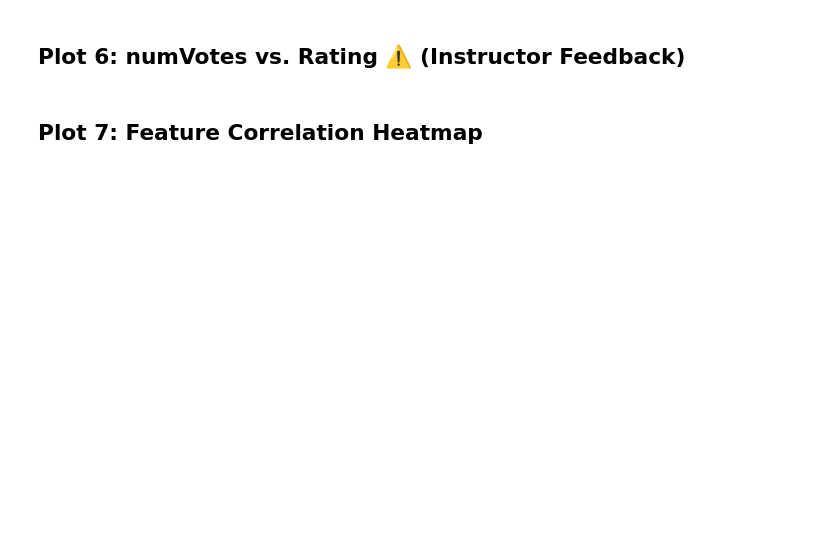
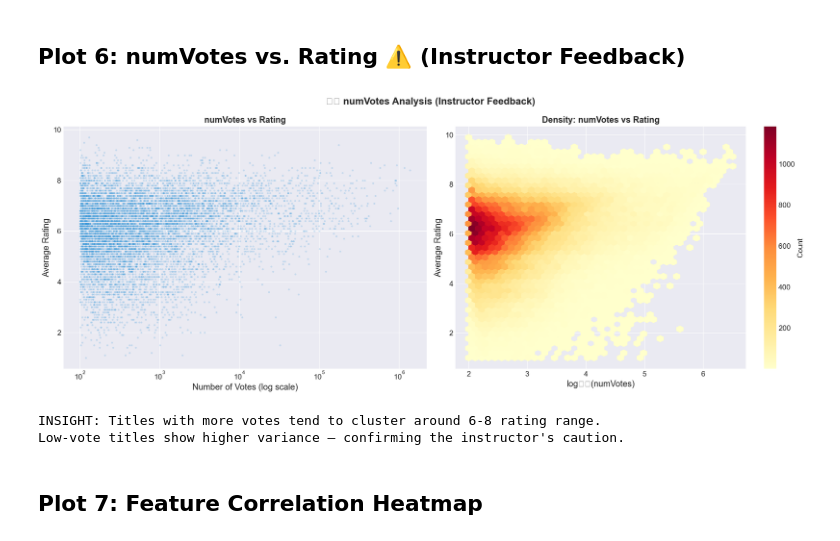
Before and after one commit to omarraouf125/Big-Data-Project, a Jupyter notebook: notebooks/03_visualization.ipynb, the cells around one changed output. Cells and saved outputs as stored; diff of their text form; code cells hidden in the pictures; blank space fills up the shorter version.

```diff
--- a/notebooks/03_visualization.ipynb
+++ b/notebooks/03_visualization.ipynb
@@ -12,22 +12,22 @@
 2. Explicitly address instructor feedback on language bias and numVotes
 3. Extract actionable business insights from the data
 # %%
-# ── Fix PySpark path issue with spaces ──
+# ── Imports & Environment Setup ──
 import os
 import sys
-venv_scripts = os.path.dirname(sys.executable)
-os.environ["PATH"] = f"{venv_scripts};{os.environ.get('PATH', '')}"
-os.environ["PYSPARK_PYTHON"] = "python"
-os.environ["PYSPARK_DRIVER_PYTHON"] = "python"
-
-# ── Imports ──
-import os
 import json
 import numpy as np
 import pandas as pd
 import matplotlib.pyplot as plt
 import matplotlib
 import seaborn as sns
+
+# Fix Windows PySpark: set HADOOP_HOME before Spark starts
+os.environ['HADOOP_HOME'] = r'C:\hadoop'
+os.environ['PATH'] = r'C:\hadoop\bin;' + os.environ.get('PATH', '')
+os.environ['PYSPARK_PYTHON'] = sys.executable
+os.environ['PYSPARK_DRIVER_PYTHON'] = sys.executable
+
 from pyspark.sql import SparkSession
 from pyspark.sql import functions as F
 
@@ -37,28 +37,15 @@ matplotlib.rcParams.update({
     'font.size': 12,
     'figure.figsize': (12, 7),
     'figure.dpi': 150,
-    'savefig.dpi': 150,
-    'savefig.bbox_inches': 'tight'
+    'savefig.dpi': 150
 })
 
-BASE_DIR = r"e:\CUFE\Spring 25\Big Data\Project"
+BASE_DIR = r"e:\CUFE\Spring_25\Big Data\Project"
 OUTPUT_DIR = os.path.join(BASE_DIR, "outputs")
 PLOTS_DIR = os.path.join(OUTPUT_DIR, "plots")
 os.makedirs(PLOTS_DIR, exist_ok=True)
 
-# Fix Windows PySpark: set HADOOP_HOME
-os.environ['HADOOP_HOME'] = r'C:\hadoop'
-os.environ['PATH'] = r'C:\hadoop\bin;' + os.environ.get('PATH', '')
-os.environ['PYSPARK_PYTHON'] = sys.executable
-os.environ['PYSPARK_DRIVER_PYTHON'] = sys.executable
-
 spark = (
-# Fix Windows PySpark: set HADOOP_HOME
-os.environ['HADOOP_HOME'] = r'C:\hadoop'
-os.environ['PATH'] = r'C:\hadoop\bin;' + os.environ.get('PATH', '')
-os.environ['PYSPARK_PYTHON'] = sys.executable
-os.environ['PYSPARK_DRIVER_PYTHON'] = sys.executable
-
     SparkSession.builder
     .appName("IMDb_Visualization")
     .master("local[*]")
@@ -213,30 +218,34 @@ print("This creates a significant bias that must be considered in model interpre
 # %%
 fig, (ax1, ax2) = plt.subplots(1, 2, figsize=(18, 7))
 
 # Left: Scatter (log scale)
 sample = pdf.sample(min(10000, len(pdf)), random_state=42)
 ax1.scatter(sample['numVotes'], sample['averageRating'],
             alpha=0.15, s=5, c='#3498db')
 ax1.set_xscale('log')
 ax1.set_xlabel('Number of Votes (log scale)', fontsize=14)
 ax1.set_ylabel('Average Rating', fontsize=14)
 ax1.set_title('numVotes vs Rating', fontsize=14, fontweight='bold')
 
 # Right: Hexbin for density
 hb = ax2.hexbin(np.log10(pdf['numVotes']), pdf['averageRating'],
                 gridsize=40, cmap='YlOrRd', mincnt=1)
-ax2.set_xlabel('log₁₀(numVotes)', fontsize=14)
+ax2.set_xlabel('log(numVotes)', fontsize=14)
 ax2.set_ylabel('Average Rating', fontsize=14)
 ax2.set_title('Density: numVotes vs Rating', fontsize=14, fontweight='bold')
 plt.colorbar(hb, ax=ax2, label='Count')
 
 fig.suptitle('⚠️ numVotes Analysis (Instructor Feedback)', fontsize=16, fontweight='bold')
 plt.tight_layout()
-plt.savefig(os.path.join(PLOTS_DIR, '06_numvotes_analysis.png'))
+plt.savefig(os.path.join(PLOTS_DIR, '06_numvotes_analysis.png'), bbox_inches='tight')
 plt.show()
 
 print("INSIGHT: Titles with more votes tend to cluster around 6-8 rating range.")
 print("Low-vote titles show higher variance — confirming the instructor's caution.")
+# %% [output]
+[figure, added]
+INSIGHT: Titles with more votes tend to cluster around 6-8 rating range.
+Low-vote titles show higher variance — confirming the instructor's caution.
 # %% [markdown]
 ## Plot 7: Feature Correlation Heatmap
 # %%
```
Also changed, not shown: parts of 13 cells of this notebook, 11 other files.
